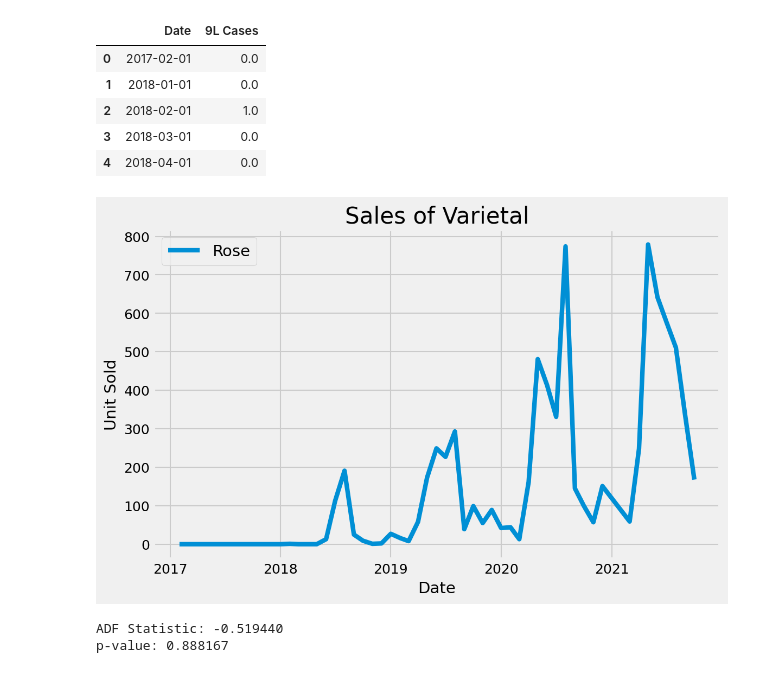
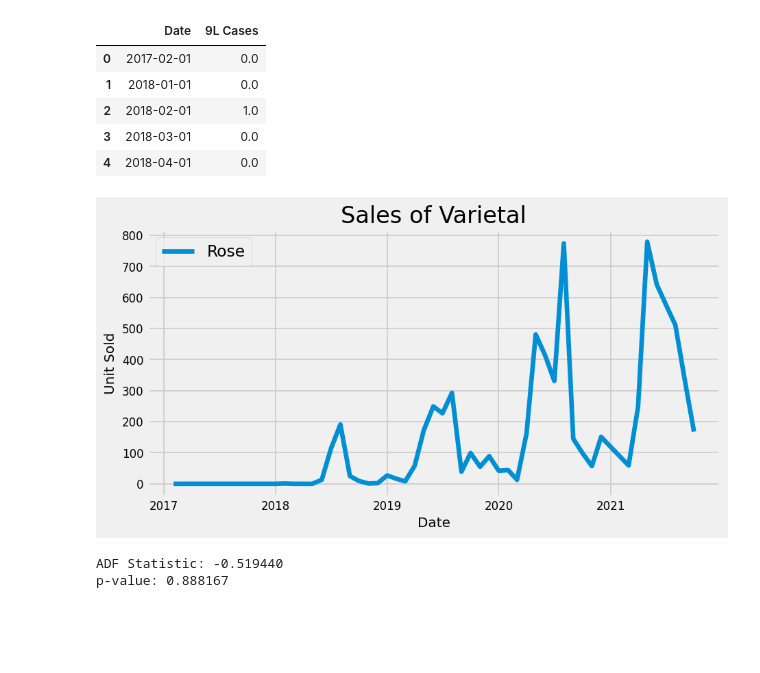
Before and after one commit to fengtastics/111-Capstone, a Jupyter notebook: Arterra_Project.ipynb, the cells around one changed output. Saved outputs shown, nothing was run; the diff lists cells and outputs as text; code cells hidden in the pictures; blank space fills up the shorter version.

```diff
--- a/Arterra_Project.ipynb
+++ b/Arterra_Project.ipynb
@@ -24,9 +24,9 @@ import matplotlib
 
 from fbprophet import Prophet
 
-matplotlib.rcParams['axes.labelsize'] = 14
-matplotlib.rcParams['xtick.labelsize'] = 12
-matplotlib.rcParams['ytick.labelsize'] = 12
+matplotlib.rcParams['axes.labelsize'] = 12
+matplotlib.rcParams['xtick.labelsize'] = 10
+matplotlib.rcParams['ytick.labelsize'] = 10
 matplotlib.rcParams['text.color'] = 'k'
 # %%
 from numpy import log
@@ -208,14 +208,14 @@ df.head()
 # %%
 #df.plot(figsize=(18, 8))
 #plt.show()
 
-plt.figure(figsize=(8, 5))
+plt.figure(figsize=(8, 4))
 plt.plot(df['Date'], df['9L Cases'],  label = 'Rose')
 
 plt.xlabel('Date'); plt.ylabel('Unit Sold'); plt.title('Sales of Varietal')
 plt.legend();
 # %% [output]
-[figure, old version]
+[figure, new version]
 # %%
 from statsmodels.tsa.stattools import adfuller
 from numpy import log
```
Also changed, not shown: parts of 10 cells of this notebook.
